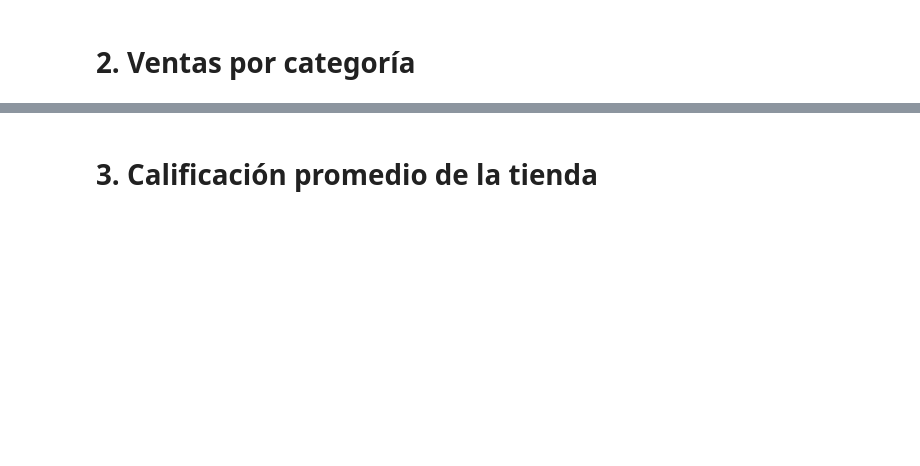
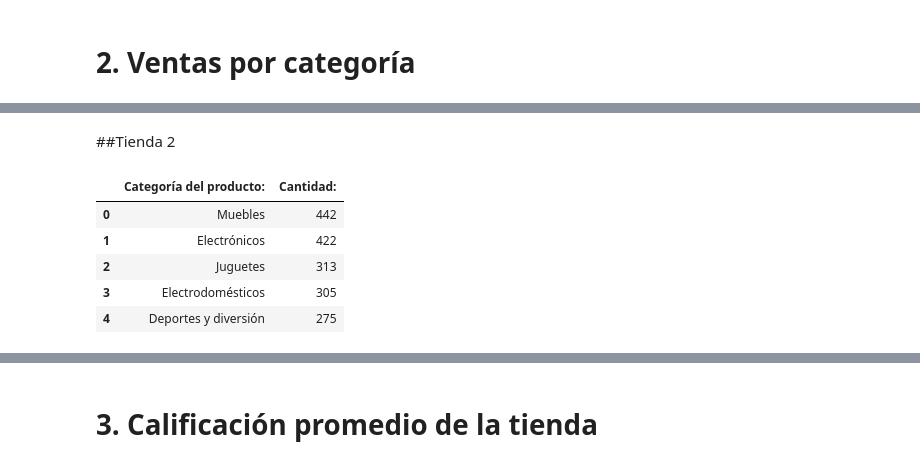
Before and after one commit to YeceniaQuijada25/Alura-store, a Jupyter notebook: AluraStoreLatam.ipynb, the cells around one changed output, grey strips where cells are left out. Cells and saved outputs as stored; diff of their text form; code cells hidden in the pictures; blank space fills up the shorter version.

```diff
--- a/AluraStoreLatam.ipynb
+++ b/AluraStoreLatam.ipynb
@@ -27,0 +73,18 @@ tienda.head()
+# %% [markdown]
+##Tienda 2
+# %%
+resultados2=[]
+categoria_producto= tienda2.groupby('Categoría del Producto').size().sort_values(ascending=False)
+for categoria,cantidad in categoria_producto.items():
+    resultados2.append({'Categoría del producto: ': categoria,'Cantidad:':cantidad})
+
+df_resultados2=pd.DataFrame(resultados2)
+df_resultados2.to_csv('Ventas por categoría de latienda 2', index=False,sep=';')
+df_resultados2.head()
+# %% [output]
+|  | Categoría del producto: | Cantidad: |
+| 0 | Muebles | 442 |
+| 1 | Electrónicos | 422 |
+| 2 | Juguetes | 313 |
+| 3 | Electrodomésticos | 305 |
+| 4 | Deportes y diversión | 275 |
```
Also changed, not shown: parts of 28 cells of this notebook.
